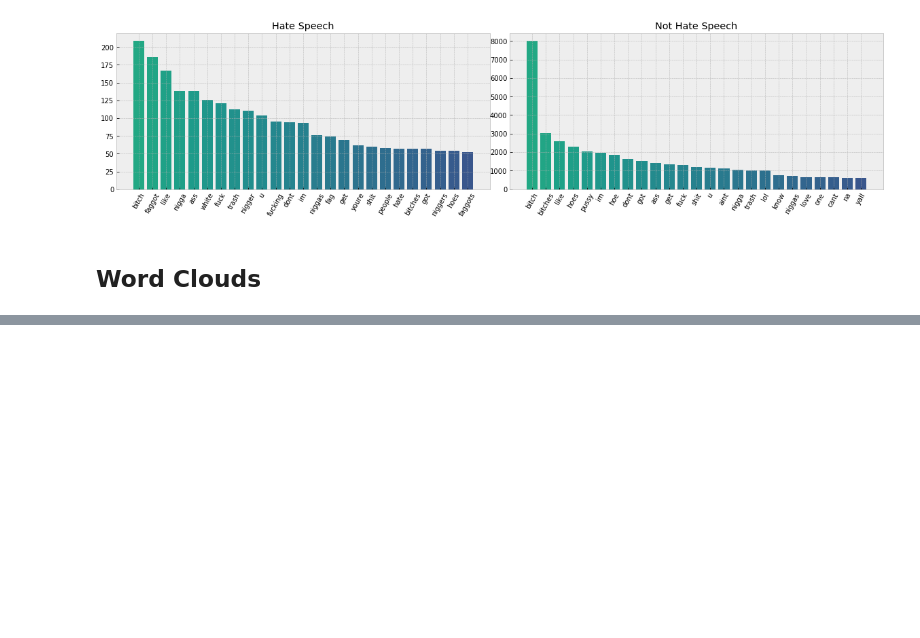
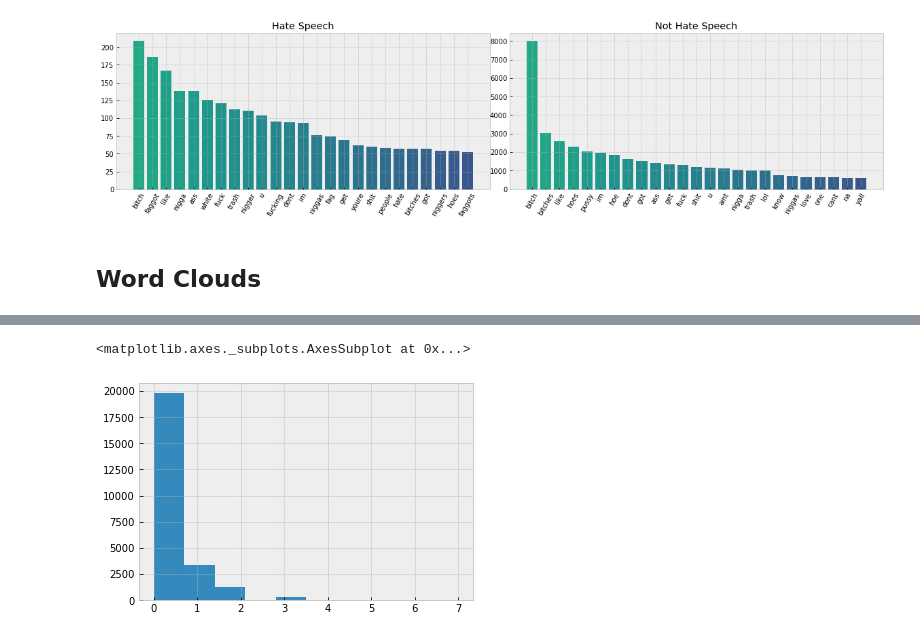
Before and after one commit to sidneykung/twitter_hate_speech_detection, a Jupyter notebook: preprocessing/eda_notebook.ipynb, the cells around one changed output, grey strips where cells are left out. Cells and saved outputs as stored; diff of their text form; code cells hidden in the pictures; blank space fills up the shorter version.

Commit message:
adding CrowdFlow votes EDA

```diff
--- a/preprocessing/eda_notebook.ipynb
+++ b/preprocessing/eda_notebook.ipynb
@@ -250,0 +264,6 @@ plt.show()
+# %%
+# distribution of vote counts for hate_speech_votes
+clean_df.hate_speech_votes.hist()
+# %% [output]
+<matplotlib.axes._subplots.AxesSubplot at 0x...>
+[figure, added]
```
Also changed, not shown: parts of 11 cells of this notebook.
